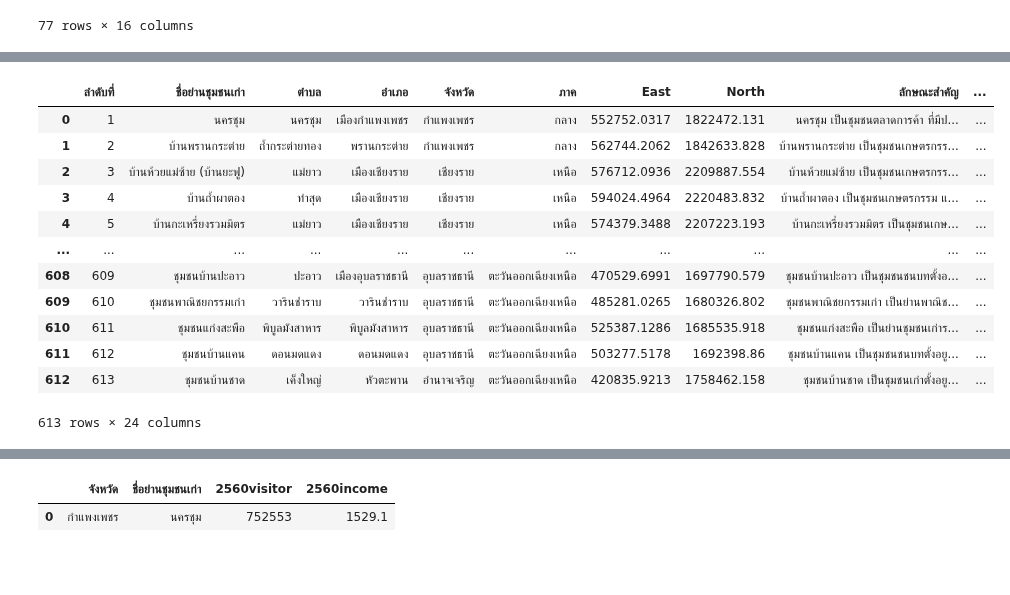
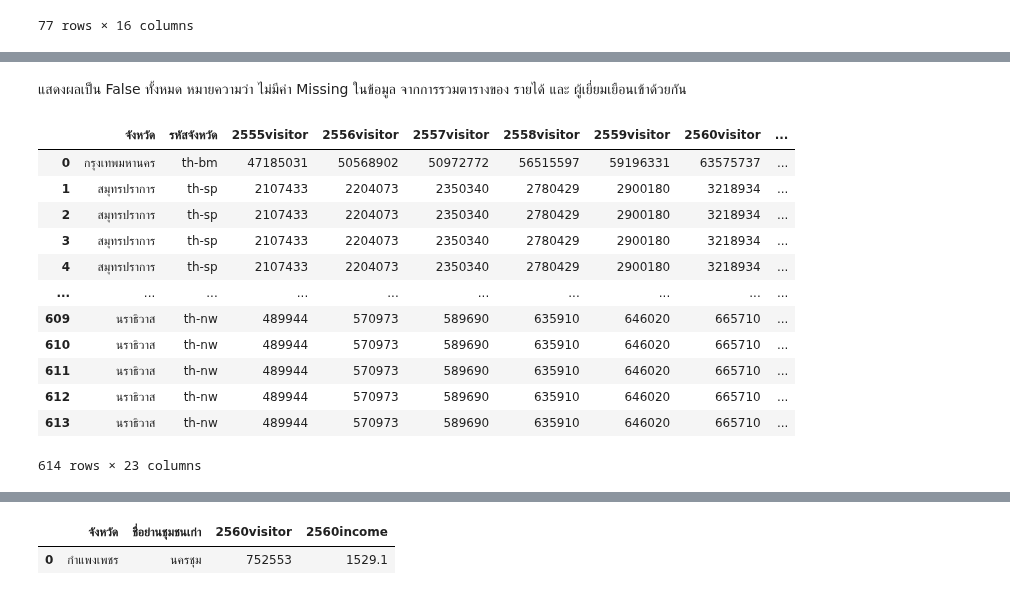
Before and after one commit to nichakornchaisuwan/DWDM21, a Jupyter notebook: Project1.ipynb, the cells around one changed output, grey strips where cells are left out. Cells and saved outputs as stored; diff of their text form; code cells hidden in the pictures; blank space fills up the shorter version.

```diff
--- a/Project1.ipynb
+++ b/Project1.ipynb
@@ -78,11 +117,11 @@ data_2New
 # %%
-data_2New.rename(columns={'2555':'2555visitor'},inplace=True)
-data_2New.rename(columns={'2556':'2556visitor'},inplace=True)
-data_2New.rename(columns={'2557':'2557visitor'},inplace=True)
-data_2New.rename(columns={'2558':'2558visitor'},inplace=True)
-data_2New.rename(columns={'2559':'2559visitor'},inplace=True)
-data_2New.rename(columns={'2560':'2560visitor'},inplace=True)
-data_2New.rename(columns={'2561':'2561visitor'},inplace=True)
+data_visitor.rename(columns={'2555':'2555visitor'},inplace=True)
+data_visitor.rename(columns={'2556':'2556visitor'},inplace=True)
+data_visitor.rename(columns={'2557':'2557visitor'},inplace=True)
+data_visitor.rename(columns={'2558':'2558visitor'},inplace=True)
+data_visitor.rename(columns={'2559':'2559visitor'},inplace=True)
+data_visitor.rename(columns={'2560':'2560visitor'},inplace=True)
+data_visitor.rename(columns={'2561':'2561visitor'},inplace=True)
 # %% [output]
 A value is trying to be set on a copy of a slice from a DataFrame
 
@@ -124,6 +184,6 @@ data_3
 # %%
-data_3New = data_3[['รหัสจังหวัด','2555','2556','2557','2558','2559','2560','2561']] #รายได้จากการท่องเที่ยว จำแนกตามจังหวัด
-data_3New
+data_income = data_3[['รหัสจังหวัด','2555','2556','2557','2558','2559','2560','2561']] #รายได้จากการท่องเที่ยว จำแนกตามจังหวัด
+data_income
 # %% [output]
 |  | รหัสจังหวัด | 2555 | 2556 | 2557 | 2558 | 2559 | 2560 | 2561 |
 | 0 | th-bm | 570327.58 | 626535.05 | 634803.16 | 730318.31 | 822454.21 | 947946.30000 | 1051118.51 |
@@ -143,11 +203,11 @@ data_3New
 # %%
-data_3New.rename(columns={'2555':'2555income'},inplace=True)
-data_3New.rename(columns={'2556':'2556income'},inplace=True)
-data_3New.rename(columns={'2557':'2557income'},inplace=True)
-data_3New.rename(columns={'2558':'2558income'},inplace=True)
-data_3New.rename(columns={'2559':'2559income'},inplace=True)
-data_3New.rename(columns={'2560':'2560income'},inplace=True)
-data_3New.rename(columns={'2561':'2561income'},inplace=True)
+data_income.rename(columns={'2555':'2555income'},inplace=True)
+data_income.rename(columns={'2556':'2556income'},inplace=True)
+data_income.rename(columns={'2557':'2557income'},inplace=True)
+data_income.rename(columns={'2558':'2558income'},inplace=True)
+data_income.rename(columns={'2559':'2559income'},inplace=True)
+data_income.rename(columns={'2560':'2560income'},inplace=True)
+data_income.rename(columns={'2561':'2561income'},inplace=True)
 # %% [output]
 A value is trying to be set on a copy of a slice from a DataFrame
 
@@ -172,8 +248,8 @@ data_3New
 # %% [markdown]
 ###รวม 2 ตารางเข้าด้วยกัน .merge()
 # %%
-merged_data_2New_data_3New = data_2New.merge(data_3New,how='left',left_on='รหัสจังหวัด',right_on='รหัสจังหวัด')
-merged_data_2New_data_3New
+merged_data_visitor_data_income = data_visitor.merge(data_income,how='left',left_on='รหัสจังหวัด',right_on='รหัสจังหวัด')
+merged_data_visitor_data_income
 # %% [output]
 |  | จังหวัด | รหัสจังหวัด | 2555visitor | 2556visitor | 2557visitor | 2558visitor | 2559visitor | 2560visitor | ... |
 | 0 | กรุงเทพมหานคร | th-bm | 47185031 | 50568902 | 50972772 | 56515597 | 59196331 | 63575737 | ... |
@@ -191,17 +287,19 @@ merged_data_2New_data_3New
+# %% [markdown]
+แสดงผลเป็น False ทั้งหมด หมายความว่า ไม่มีค่า Missing ในข้อมูล จากการรวมตารางของ รายได้ และ ผู้เยี่ยมเยือนเข้าด้วยกัน
 # %%
-merged_data_1_data_2New_data_3New = data_1.merge(merged_data_2New_data_3New,how='left',left_on='จังหวัด',right_on='จังหวัด')
-merged_data_1_data_2New_data_3New
+data_mix = merged_data_visitor_data_income.merge(data_city,how='left',left_on='จังหวัด',right_on='จังหวัด')
+data_mix
 # %% [output]
-|  | ลำดับที่ | ชื่อย่านชุมชนเก่า | ตำบล | อำเภอ | จังหวัด | ภาค | East | North | ลักษณะสำคัญ | ... |
-| 0 | 1 | นครชุม | นครชุม | เมืองกำแพงเพชร | กำแพงเพชร | กลาง | 552752.0317 | 1822472.131 | นครชุม เป็นชุมชนตลาดการค้า ที่มีป... | ... |
-| 1 | 2 | บ้านพรานกระต่าย | ถ้ำกระต่ายทอง | พรานกระต่าย | กำแพงเพชร | กลาง | 562744.2062 | 1842633.828 | บ้านพรานกระต่าย เป็นชุมชนเกษตรกรร... | ... |
-| 2 | 3 | บ้านห้วยแม่ซ้าย (บ้านยะฟู) | แม่ยาว | เมืองเชียงราย | เชียงราย | เหนือ | 576712.0936 | 2209887.554 | บ้านห้วยแม่ซ้าย เป็นชุมชนเกษตรกรร... | ... |
-| 3 | 4 | บ้านถ้ำผาตอง | ท่าสุด | เมืองเชียงราย | เชียงราย | เหนือ | 594024.4964 | 2220483.832 | บ้านถ้ำผาตอง เป็นชุมชนเกษตรกรรม แ... | ... |
-| 4 | 5 | บ้านกะเหรี่ยงรวมมิตร | แม่ยาว | เมืองเชียงราย | เชียงราย | เหนือ | 574379.3488 | 2207223.193 | บ้านกะเหรี่ยงรวมมิตร เป็นชุมชนเกษ... | ... |
-| ... | ... | ... | ... | ... | ... | ... | ... | ... | ... | ... |
-| 608 | 609 | ชุมชนบ้านปะอาว | ปะอาว | เมืองอุบลราชธานี | อุบลราชธานี | ตะวันออกเฉียงเหนือ | 470529.6991 | 1697790.579 | ชุมชนบ้านปะอาว เป็นชุมชนชนบทตั้งอ... | ... |
-| 609 | 610 | ชุมชนพาณิชยกรรมเก่า | วารินชำราบ | วารินชำราบ | อุบลราชธานี | ตะวันออกเฉียงเหนือ | 485281.0265 | 1680326.802 | ชุมชนพาณิชยกรรมเก่า เป็นย่านพาณิช... | ... |
-| 610 | 611 | ชุมชนแก่งสะพือ | พิบูลมังสาหาร | พิบูลมังสาหาร | อุบลราชธานี | ตะวันออกเฉียงเหนือ | 525387.1286 | 1685535.918 | ชุมชนแก่งสะพือ เป็นย่านชุมชนเก่าร... | ... |
-| 611 | 612 | ชุมชนบ้านแคน | ดอนมดแดง | ดอนมดแดง | อุบลราชธานี | ตะวันออกเฉียงเหนือ | 503277.5178 | 1692398.86 | ชุมชนบ้านแคน เป็นชุมชนชนบทตั้งอยู... | ... |
-| 612 | 613 | ชุมชนบ้านชาด | เค็งใหญ่ | หัวตะพาน | อำนาจเจริญ | ตะวันออกเฉียงเหนือ | 420835.9213 | 1758462.158 | ชุมชนบ้านชาด เป็นชุมชนเก่าตั้งอยู... | ... |
+|  | จังหวัด | รหัสจังหวัด | 2555visitor | 2556visitor | 2557visitor | 2558visitor | 2559visitor | 2560visitor | ... |
+| 0 | กรุงเทพมหานคร | th-bm | 47185031 | 50568902 | 50972772 | 56515597 | 59196331 | 63575737 | ... |
+| 1 | สมุทรปราการ | th-sp | 2107433 | 2204073 | 2350340 | 2780429 | 2900180 | 3218934 | ... |
+| 2 | สมุทรปราการ | th-sp | 2107433 | 2204073 | 2350340 | 2780429 | 2900180 | 3218934 | ... |
+| 3 | สมุทรปราการ | th-sp | 2107433 | 2204073 | 2350340 | 2780429 | 2900180 | 3218934 | ... |
+| 4 | สมุทรปราการ | th-sp | 2107433 | 2204073 | 2350340 | 2780429 | 2900180 | 3218934 | ... |
+| ... | ... | ... | ... | ... | ... | ... | ... | ... | ... |
+| 609 | นราธิวาส | th-nw | 489944 | 570973 | 589690 | 635910 | 646020 | 665710 | ... |
+| 610 | นราธิวาส | th-nw | 489944 | 570973 | 589690 | 635910 | 646020 | 665710 | ... |
+| 611 | นราธิวาส | th-nw | 489944 | 570973 | 589690 | 635910 | 646020 | 665710 | ... |
+| 612 | นราธิวาส | th-nw | 489944 | 570973 | 589690 | 635910 | 646020 | 665710 | ... |
+| 613 | นราธิวาส | th-nw | 489944 | 570973 | 589690 | 635910 | 646020 | 665710 | ... |
-613 rows × 24 columns
+614 rows × 23 columns
```
Also changed, not shown: parts of 35 cells of this notebook.
